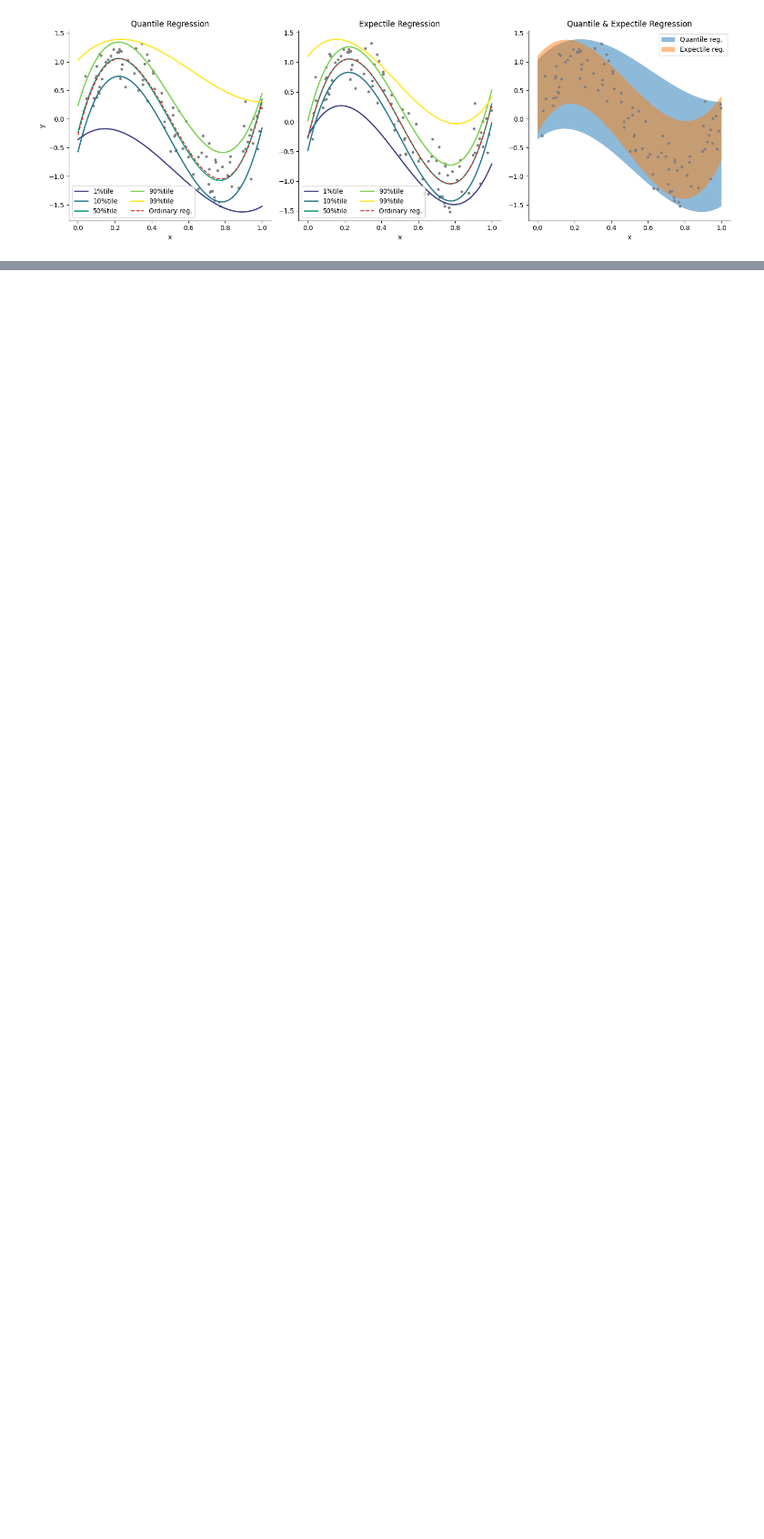
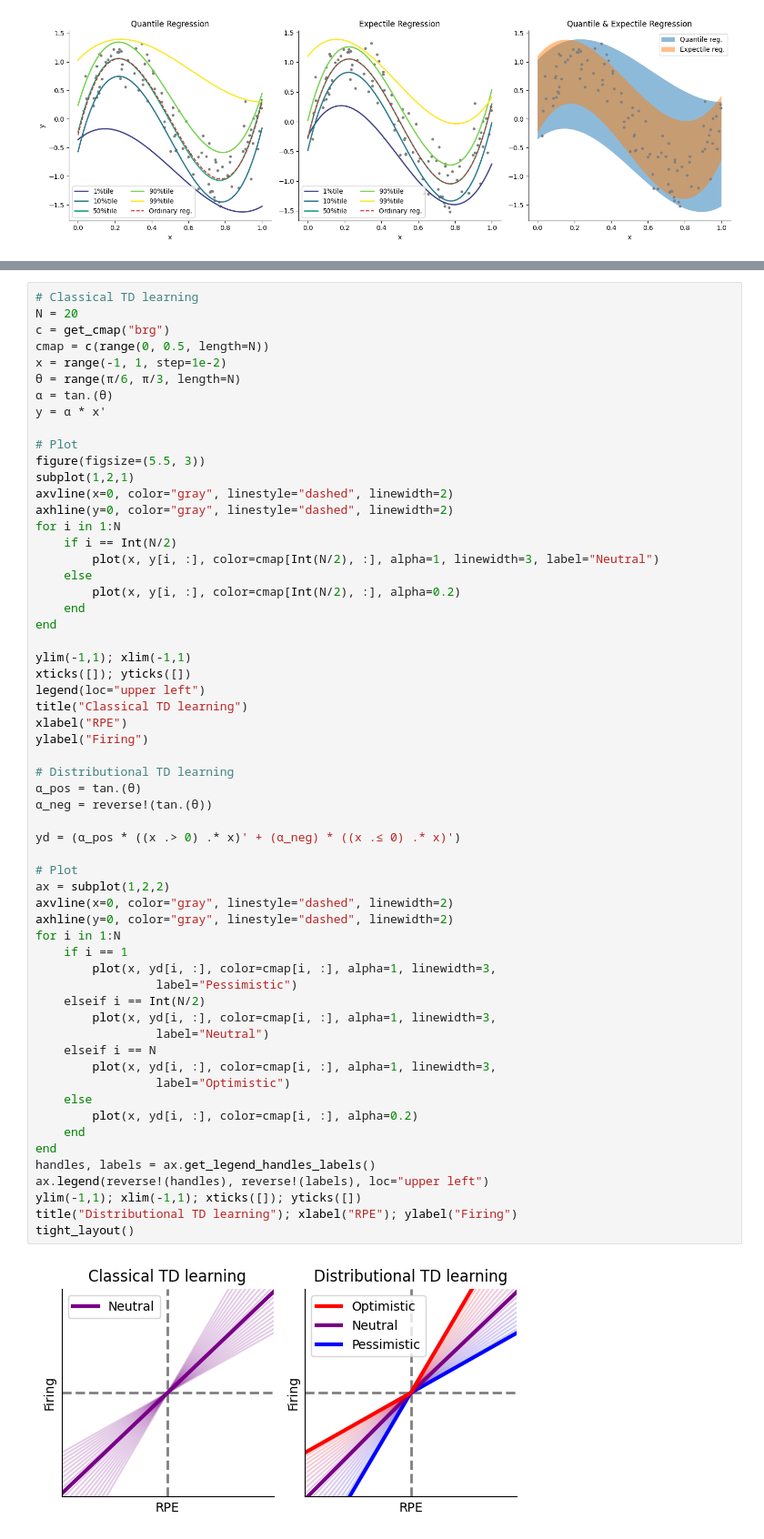
Before and after one commit to compneuro-julia/compneuro-julia-management, a Jupyter notebook: contents/bayesian-brain/quantile-expectile-regression.ipynb, the cells around one changed output, grey strips where cells are left out. Shown: that part at 91% size. Cells and saved outputs as stored; diff of their text form; blank space fills up the shorter version.

```diff
--- a/contents/bayesian-brain/quantile-expectile-regression.ipynb
+++ b/contents/bayesian-brain/quantile-expectile-regression.ipynb
@@ -234,0 +263,61 @@ tight_layout()
+# %%
+# Classical TD learning
+N = 20
+c = get_cmap("brg")
+cmap = c(range(0, 0.5, length=N))
+x = range(-1, 1, step=1e-2)
+θ = range(π/6, π/3, length=N)
+α = tan.(θ)
+y = α * x'
+
+# Plot
+figure(figsize=(5.5, 3))
+subplot(1,2,1)
+axvline(x=0, color="gray", linestyle="dashed", linewidth=2)
+axhline(y=0, color="gray", linestyle="dashed", linewidth=2)
+for i in 1:N
+    if i == Int(N/2)
+        plot(x, y[i, :], color=cmap[Int(N/2), :], alpha=1, linewidth=3, label="Neutral")
+    else
+        plot(x, y[i, :], color=cmap[Int(N/2), :], alpha=0.2)
+    end
+end
+
+ylim(-1,1); xlim(-1,1)
+xticks([]); yticks([])
+legend(loc="upper left")
+title("Classical TD learning")
+xlabel("RPE")
+ylabel("Firing")
+
+# Distributional TD learning
+α_pos = tan.(θ)
+α_neg = reverse!(tan.(θ))
+
+yd = (α_pos * ((x .> 0) .* x)' + (α_neg) * ((x .≤ 0) .* x)')
+
+# Plot
+ax = subplot(1,2,2)
+axvline(x=0, color="gray", linestyle="dashed", linewidth=2)
+axhline(y=0, color="gray", linestyle="dashed", linewidth=2)
+for i in 1:N
+    if i == 1
+        plot(x, yd[i, :], color=cmap[i, :], alpha=1, linewidth=3,
+                 label="Pessimistic")
+    elseif i == Int(N/2)
+        plot(x, yd[i, :], color=cmap[i, :], alpha=1, linewidth=3,
+                 label="Neutral")
+    elseif i == N
+        plot(x, yd[i, :], color=cmap[i, :], alpha=1, linewidth=3,
+                 label="Optimistic")
+    else
+        plot(x, yd[i, :], color=cmap[i, :], alpha=0.2)
+    end
+end
+handles, labels = ax.get_legend_handles_labels()
+ax.legend(reverse!(handles), reverse!(labels), loc="upper left")
+ylim(-1,1); xlim(-1,1); xticks([]); yticks([])
+title("Distributional TD learning"); xlabel("RPE"); ylabel("Firing")
+tight_layout()
+# %% [output]
+[figure, added]
```
Also changed, not shown: parts of 27 cells of this notebook, 10 other files.
